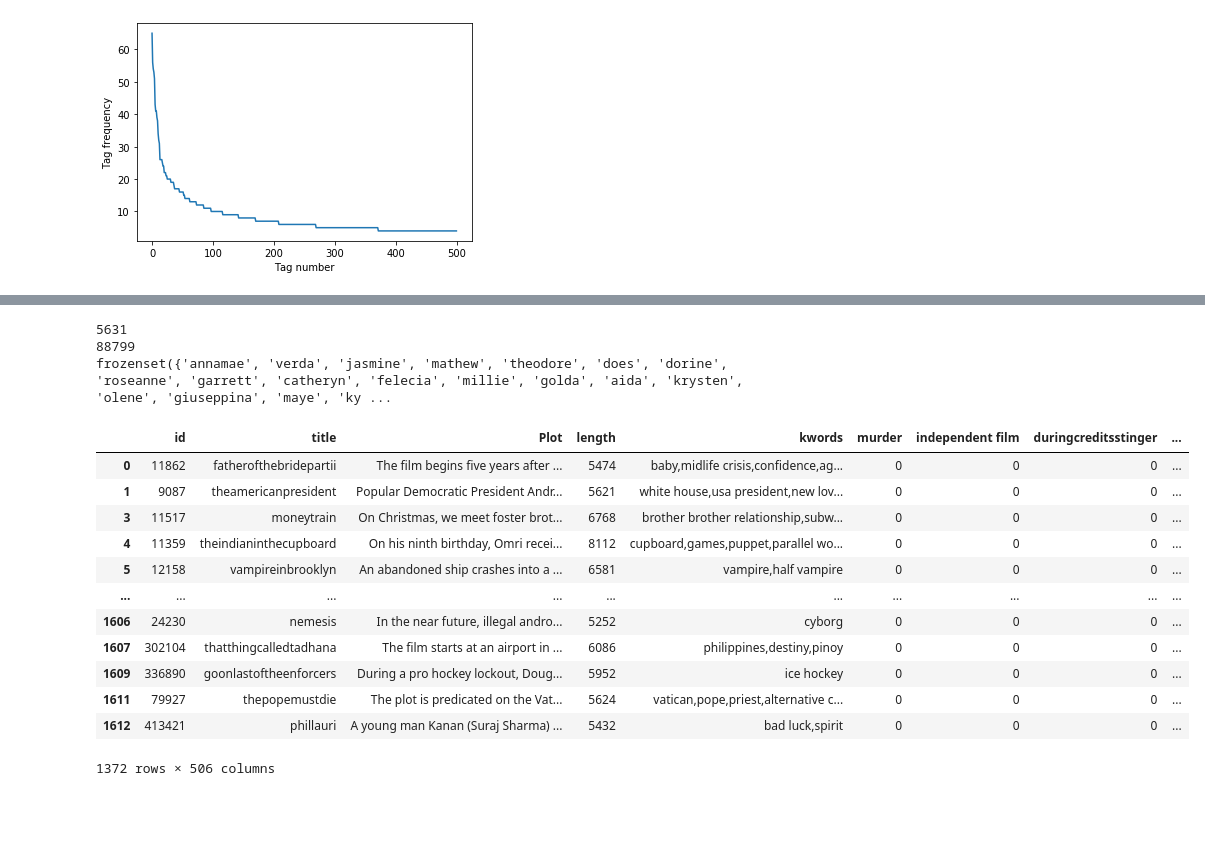
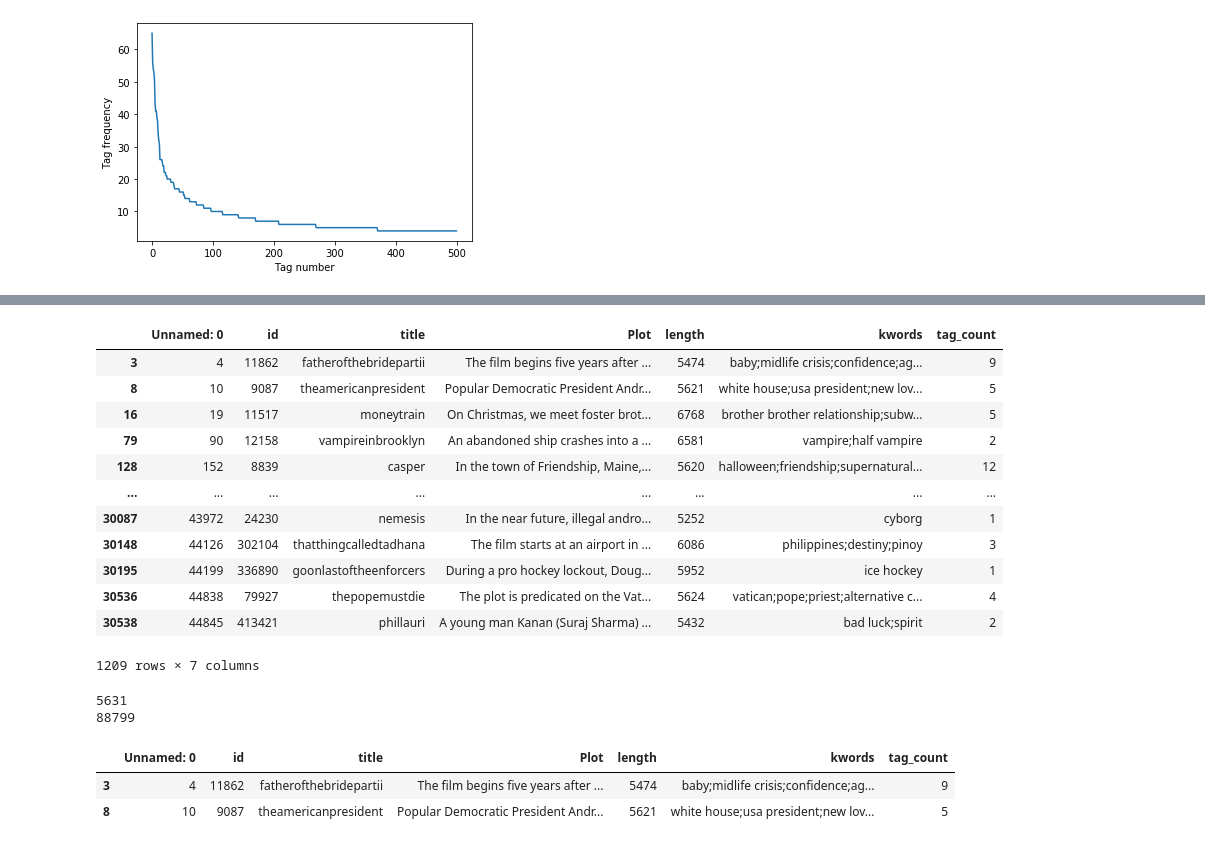
Before and after one commit to hungrynagini/movie_tag_prediction, a Jupyter notebook: main.ipynb, the cells around one changed output, grey strips where cells are left out. Saved outputs shown, nothing was run; the diff lists cells and outputs as text; code cells hidden in the pictures; blank space fills up the shorter version.

```diff
--- a/main.ipynb
+++ b/main.ipynb
@@ -145,0 +122,4 @@ metadata = metadata[metadata.kwords != '']
+# %%
+metadata = pd.read_csv("merged_data.csv")
+metadata = metadata[metadata['length'] > 5200]
+metadata
@@ -146,18 +140,18 @@ metadata = metadata[metadata.kwords != '']
 # %%
-vector = CountVectorizer(tokenizer=lambda x: x.split(","))
+vector = CountVectorizer(tokenizer=lambda x: x.split(";"))
 tags = vector.fit_transform(metadata['kwords'])
 print(tags.shape[1])
 tag = vector.get_feature_names()
-print(tag[:50])
+print(tag[:5])
 n = tags.sum(axis=0).A1
 result = dict(zip(tag,n))
-print(result)
+# print(result)
 res = pd.DataFrame(list(result.items()),columns=['tag','count'])
 res = res.sort_values(['count'],ascending=False)
 tag_c = res['count'].values
 real_tags = res.values[:500]
 metadata = metadata.drop(['keywords'],axis=1)
-for i in real_tags:
-  metadata[i[0]] = metadata.kwords.apply(lambda x: 1 if i[0] in x else 0)
-print(real_tags)
+# for i in real_tags:
+#   metadata[i[0]] = metadata.kwords.apply(lambda x: 1 if i[0] in x else 0)
+print(real_tags[:5])
 # %% [output]
@@ -187,7 +171,7 @@ plt.show()
 [figure]
 # %%
 import seaborn as sns
-metadata['tag_count'] = metadata.kwords.apply(lambda x: len(x.split(',')))
+metadata['tag_count'] = metadata.kwords.apply(lambda x: len(x.split(';')))
 print(metadata.tag_count.sort_values(ascending=False))
 sns.countplot(x=metadata['tag_count'],data=metadata)
 # %% [output]
@@ -210,0 +192,18 @@ plots_ = metadata.Plot.values
+# %%
+test = metadata[metadata['length'] > 7700]
+metadata = metadata[metadata['length'] < 7700]
+metadata
+# %% [output]
+|  | Unnamed: 0 | id | title | Plot | length | kwords | tag_count |
+| 3 | 4 | 11862 | fatherofthebridepartii | The film begins five years after ... | 5474 | baby;midlife crisis;confidence;ag... | 9 |
+| 8 | 10 | 9087 | theamericanpresident | Popular Democratic President Andr... | 5621 | white house;usa president;new lov... | 5 |
+| 16 | 19 | 11517 | moneytrain | On Christmas, we meet foster brot... | 6768 | brother brother relationship;subw... | 5 |
+| 79 | 90 | 12158 | vampireinbrooklyn | An abandoned ship crashes into a ... | 6581 | vampire;half vampire | 2 |
+| 128 | 152 | 8839 | casper | In the town of Friendship, Maine,... | 5620 | halloween;friendship;supernatural... | 12 |
+| ... | ... | ... | ... | ... | ... | ... | ... |
+| 30087 | 43972 | 24230 | nemesis | In the near future, illegal andro... | 5252 | cyborg | 1 |
+| 30148 | 44126 | 302104 | thatthingcalledtadhana | The film starts at an airport in ... | 6086 | philippines;destiny;pinoy | 3 |
+| 30195 | 44199 | 336890 | goonlastoftheenforcers | During a pro hockey lockout, Doug... | 5952 | ice hockey | 1 |
+| 30536 | 44838 | 79927 | thepopemustdie | The plot is predicated on the Vat... | 5624 | vatican;pope;priest;alternative c... | 4 |
+| 30538 | 44845 | 413421 | phillauri | A young man Kanan (Suraj Sharma) ... | 5432 | bad luck;spirit | 2 |
+1209 rows × 7 columns
@@ -211,33 +222,18 @@ plots_ = metadata.Plot.values
 # %%
 #load a set of stop words
-names=get_stop_words("/content/drive/My Drive/Colab Notebooks/ai/stop.txt",True)
-surnames=get_stop_words("/content/drive/My Drive/Colab Notebooks/ai/us.txt",False)
+names=get_stop_words(directory+"stop.txt",True)
+surnames=get_stop_words(directory+"us.txt",False)
 my_stop_words = text.ENGLISH_STOP_WORDS.union(names)
 my_stop_words = text.ENGLISH_STOP_WORDS.union(surnames)
-print(names)
-docs = metadata.Plot
-ids = metadata.id.values
-kwords = metadata.kwords.values
 # %% [output]
 5631
 88799
-frozenset({'annamae', 'verda', 'jasmine', 'mathew', 'theodore', 'does', 'dorine', 'roseanne', 'garrett', 'catheryn', 'felecia', 'millie', 'golda', 'aida', 'krysten', 'olene', 'giuseppina', 'maye', 'ky ...
 # %%
-metadata
+metadata[:2]
 # %% [output]
-|  | id | title | Plot | length | kwords | murder | independent film | duringcreditsstinger | ... |
-| 0 | 11862 | fatherofthebridepartii | The film begins five years after ... | 5474 | baby,midlife crisis,confidence,ag... | 0 | 0 | 0 | ... |
-| 1 | 9087 | theamericanpresident | Popular Democratic President Andr... | 5621 | white house,usa president,new lov... | 0 | 0 | 0 | ... |
-| 3 | 11517 | moneytrain | On Christmas, we meet foster brot... | 6768 | brother brother relationship,subw... | 0 | 0 | 0 | ... |
-| 4 | 11359 | theindianinthecupboard | On his ninth birthday, Omri recei... | 8112 | cupboard,games,puppet,parallel wo... | 0 | 0 | 0 | ... |
-| 5 | 12158 | vampireinbrooklyn | An abandoned ship crashes into a ... | 6581 | vampire,half vampire | 0 | 0 | 0 | ... |
-| ... | ... | ... | ... | ... | ... | ... | ... | ... | ... |
-| 1606 | 24230 | nemesis | In the near future, illegal andro... | 5252 | cyborg | 0 | 0 | 0 | ... |
-| 1607 | 302104 | thatthingcalledtadhana | The film starts at an airport in ... | 6086 | philippines,destiny,pinoy | 0 | 0 | 0 | ... |
-| 1609 | 336890 | goonlastoftheenforcers | During a pro hockey lockout, Doug... | 5952 | ice hockey | 0 | 0 | 0 | ... |
-| 1611 | 79927 | thepopemustdie | The plot is predicated on the Vat... | 5624 | vatican,pope,priest,alternative c... | 0 | 0 | 0 | ... |
-| 1612 | 413421 | phillauri | A young man Kanan (Suraj Sharma) ... | 5432 | bad luck,spirit | 0 | 0 | 0 | ... |
+|  | Unnamed: 0 | id | title | Plot | length | kwords | tag_count |
+| 3 | 4 | 11862 | fatherofthebridepartii | The film begins five years after ... | 5474 | baby;midlife crisis;confidence;ag... | 9 |
+| 8 | 10 | 9087 | theamericanpresident | Popular Democratic President Andr... | 5621 | white house;usa president;new lov... | 5 |
-1372 rows × 506 columns
 # %%
 real_tags[0] = [real_tags[0][0], real_tags[0][1]]
 for tag in range(len(real_tags)):
```
Also changed, not shown: parts of 35 cells of this notebook.
